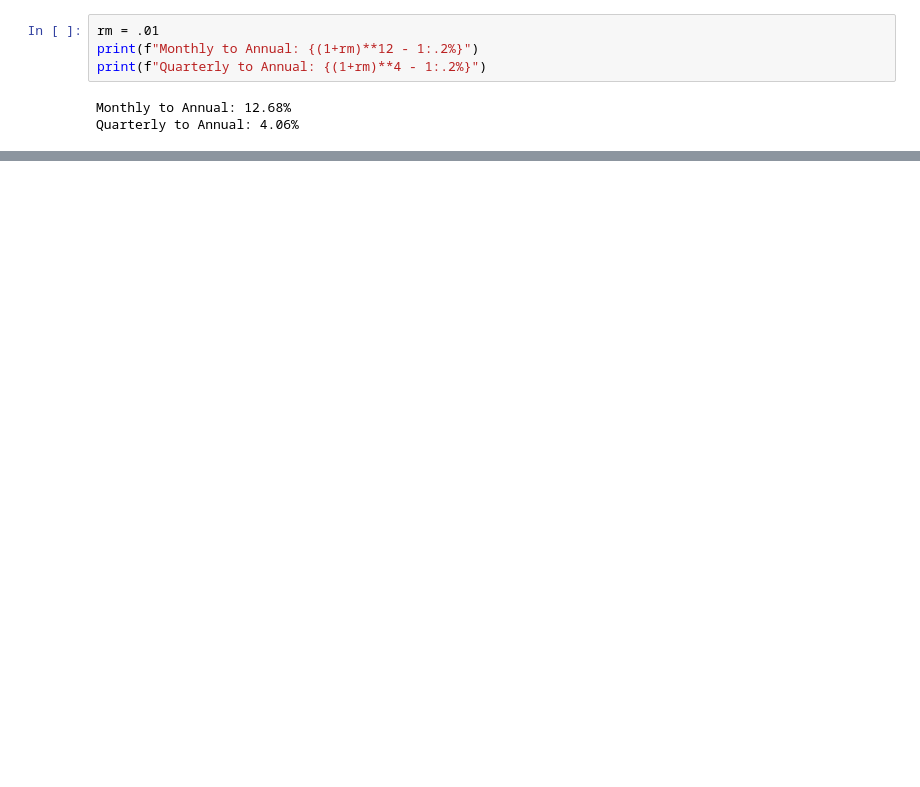
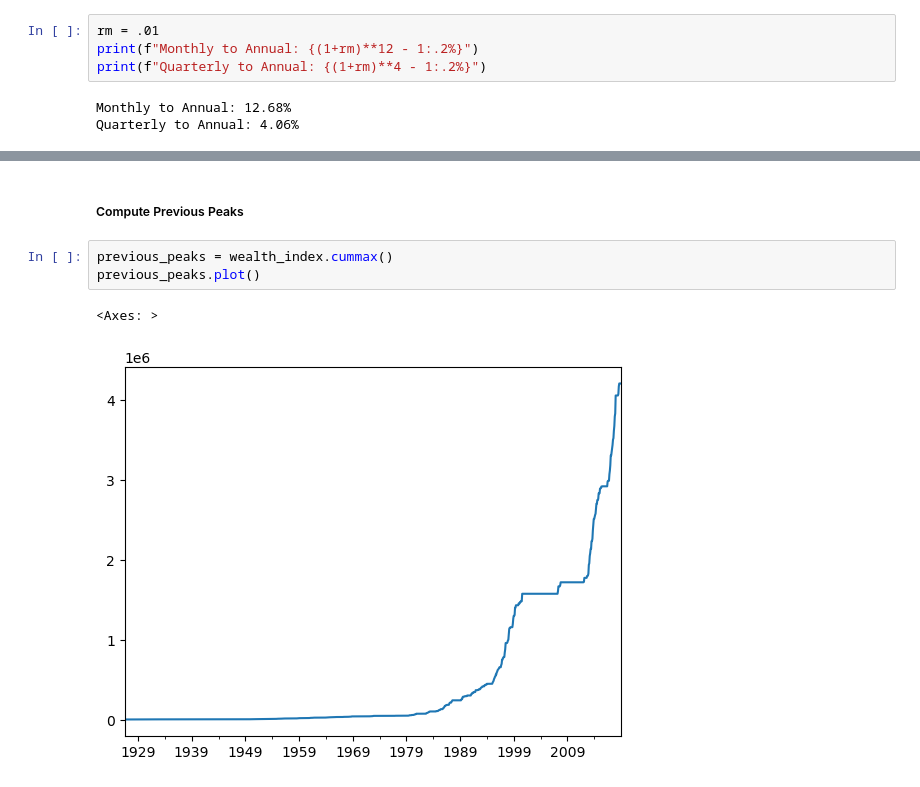
Before and after one commit to fran-salas/portfolio_analyst, a Jupyter notebook: Introduction.ipynb, the cells around one changed output, grey strips where cells are left out. Saved outputs shown, nothing was run; the diff lists cells and outputs as text; blank space fills up the shorter version.

```diff
--- a/Introduction.ipynb
+++ b/Introduction.ipynb
@@ -175,0 +424,8 @@ Quarterly to Annual: 4.06%
+# %% [markdown]
+##### Compute Previous Peaks
+# %%
+previous_peaks = wealth_index.cummax()
+previous_peaks.plot()
+# %% [output]
+<Axes: >
+[figure, added]
```
Also changed, not shown: parts of 75 cells of this notebook, 2 other files.
